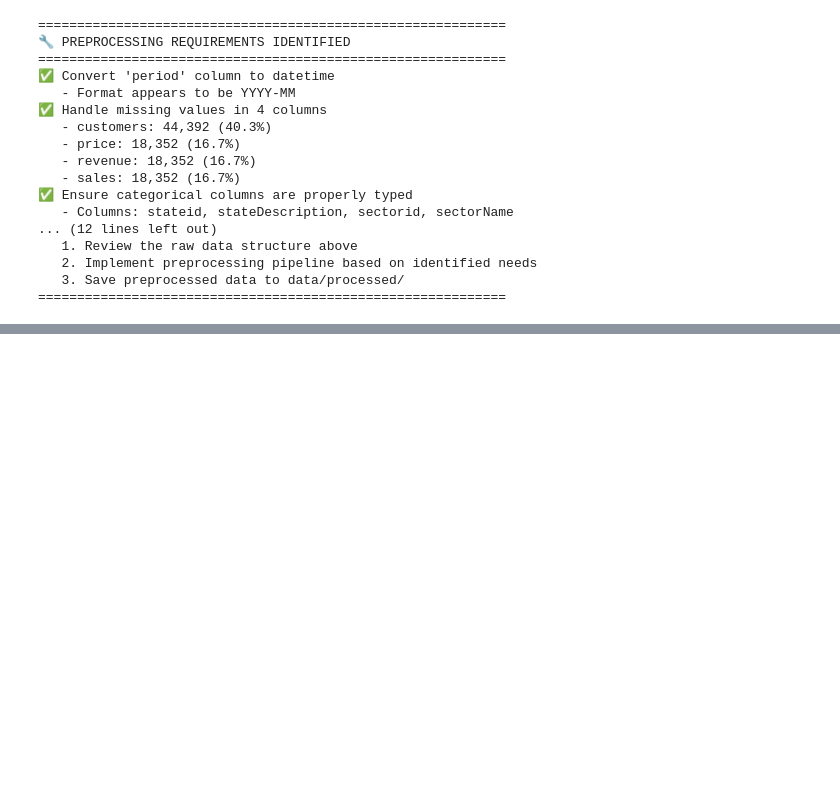
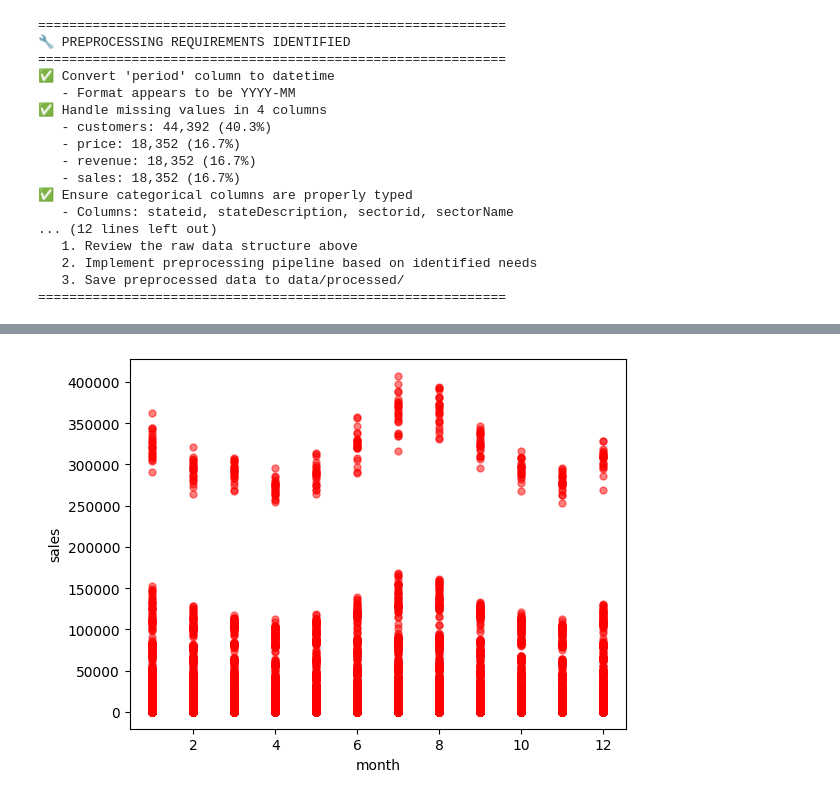
Before and after one commit to divyanshi-sachan/Electricity-Consumption, a Jupyter notebook: notebooks/01_data_collection.ipynb, the cells around one changed output, grey strips where cells are left out. Drawn from its saved outputs; the diff is of its cells as text; code cells hidden in the pictures; blank space fills up the shorter version.

```diff
--- a/notebooks/01_data_collection.ipynb
+++ b/notebooks/01_data_collection.ipynb
@@ -465,0 +701,9 @@ print("=" * 60)
+# %%
+import matplotlib.pyplot as plt
+
+plt.plot(df['month'], df['sales'], 'ro', markersize=5, alpha=0.5)
+plt.xlabel('month')
+plt.ylabel('sales')
+plt.show()
+# %% [output]
+[figure, added]
```
Also changed, not shown: parts of 21 cells of this notebook.
